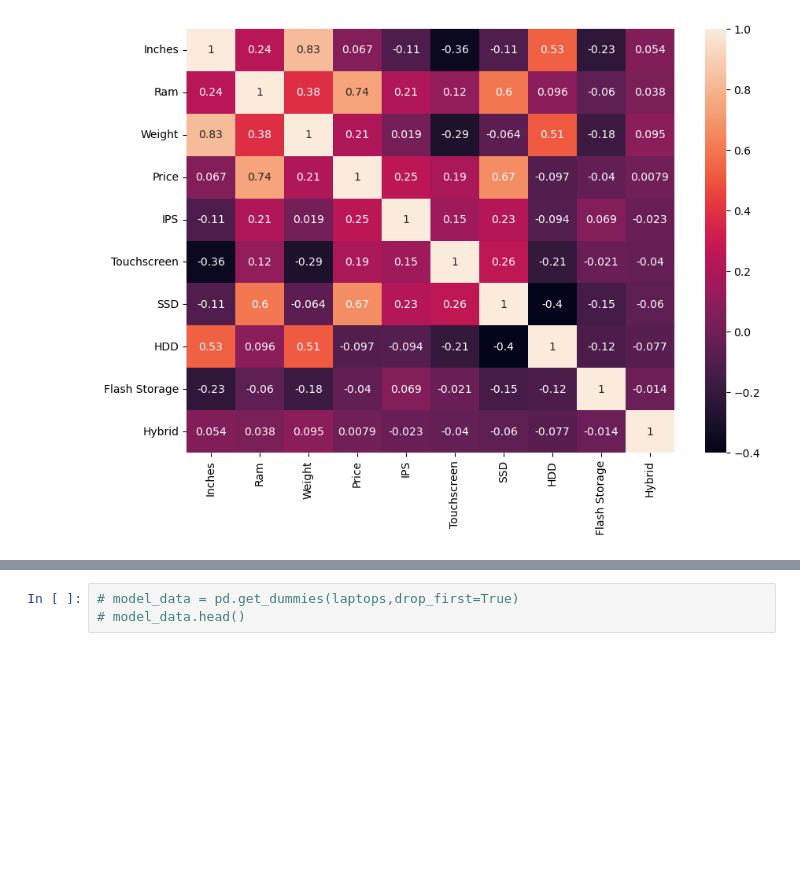
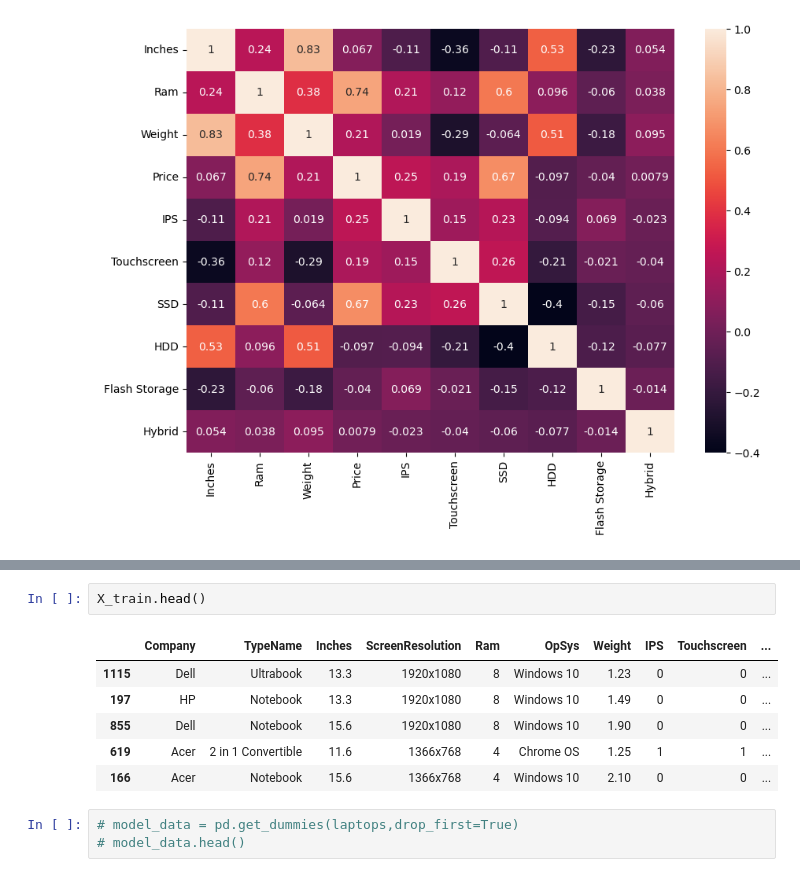
Before and after one commit to Sarang1995/laptop_price_prediction, a Jupyter notebook: Laptop_price_prediction.ipynb, the cells around one changed output, grey strips where cells are left out. Saved outputs shown, nothing was run; the diff lists cells and outputs as text; blank space fills up the shorter version.

```diff
--- a/Laptop_price_prediction.ipynb
+++ b/Laptop_price_prediction.ipynb
@@ -825,3 +865,12 @@ Training MAE: 14512.756538261978
+# %%
+X_train.head()
+# %% [output]
+|  | Company | TypeName | Inches | ScreenResolution | Ram | OpSys | Weight | IPS | Touchscreen | ... |
+| 1115 | Dell | Ultrabook | 13.3 | 1920x1080 | 8 | Windows 10 | 1.23 | 0 | 0 | ... |
+| 197 | HP | Notebook | 13.3 | 1920x1080 | 8 | Windows 10 | 1.49 | 0 | 0 | ... |
+| 855 | Dell | Notebook | 15.6 | 1920x1080 | 8 | Windows 10 | 1.90 | 0 | 0 | ... |
+| 619 | Acer | 2 in 1 Convertible | 11.6 | 1366x768 | 4 | Chrome OS | 1.25 | 1 | 1 | ... |
+| 166 | Acer | Notebook | 15.6 | 1366x768 | 4 | Windows 10 | 2.10 | 0 | 0 | ... |
 # %%
 # model_data = pd.get_dummies(laptops,drop_first=True)
 # model_data.head()
```
Also changed, not shown: parts of 21 cells of this notebook, 1 other file.
